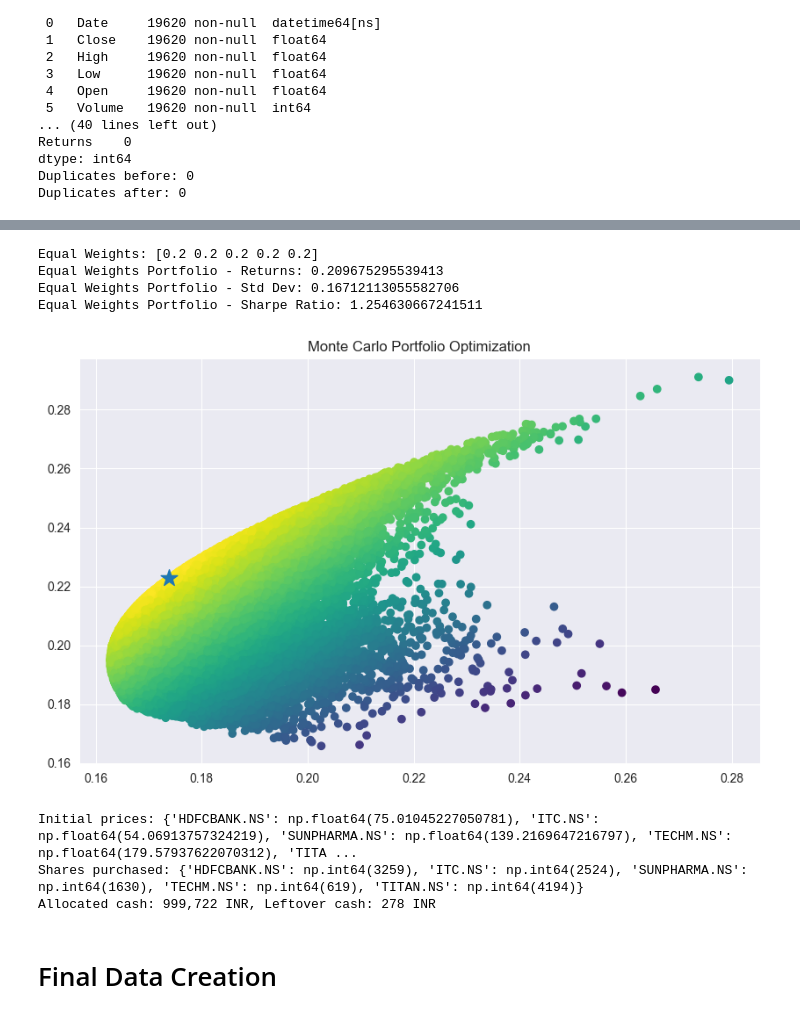
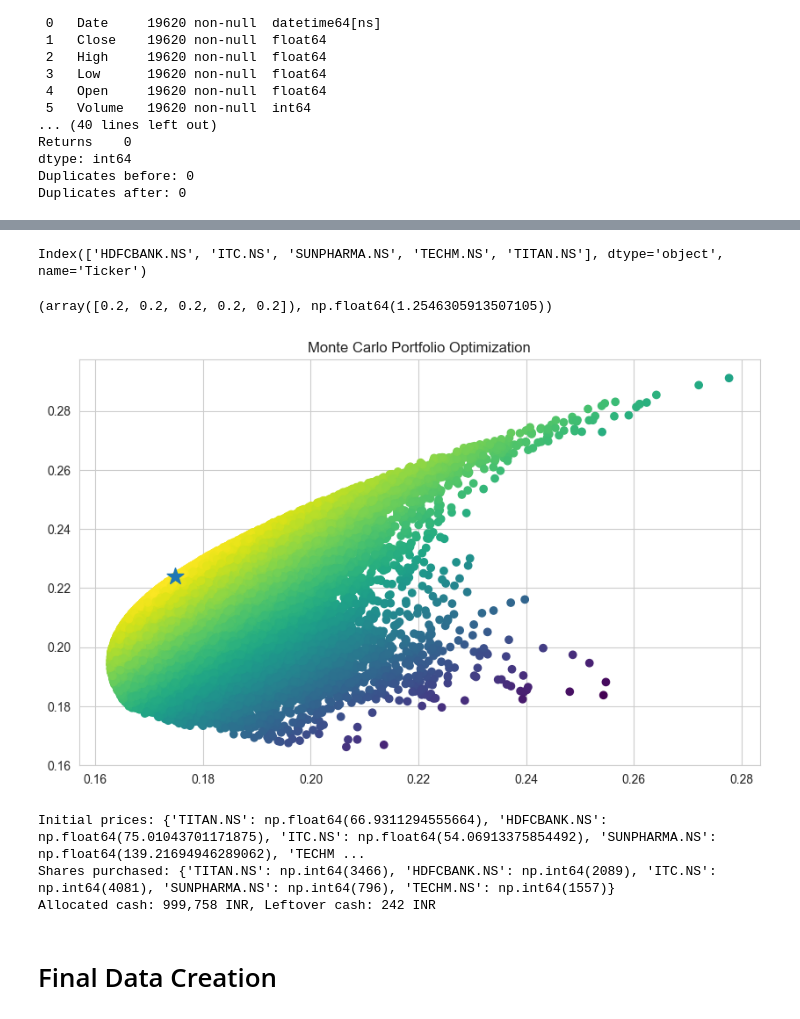
Before and after one commit to preetham1507/SENDA-ASSIGNMENT, a Jupyter notebook: QFE_Assignment_.ipynb, the cells around one changed output, grey strips where cells are left out. Drawn from its saved outputs; the diff is of its cells as text; code cells hidden in the pictures.

```diff
--- a/QFE_Assignment_.ipynb
+++ b/QFE_Assignment_.ipynb
@@ -179,3 +190,7 @@ Duplicates after: 0
+# %%
+ohlcv_data.pivot(index='Date', columns='Ticker', values='Returns').columns
+# %% [output]
+Index(['HDFCBANK.NS', 'ITC.NS', 'SUNPHARMA.NS', 'TECHM.NS', 'TITAN.NS'], dtype='object', name='Ticker')
 # %%
 
 def portfolio_performance(weights, mean_returns, cov_matrix):
@@ -183,26 +198,22 @@ def portfolio_performance(weights, mean_returns, cov_matrix):
     std = np.sqrt(np.dot(weights.T, np.dot(cov_matrix, weights))) * np.sqrt(252)
     return returns, std
 
-# # Calculate mean returns and covariance matrix
-returns = ohlcv_data.pivot(index='Date', columns='Ticker', values='Returns').dropna()
-mu = returns.mean()
-S = returns.cov()
+def equal_weighted_portfolio(ohlcv_data, tickers):
+    equal_weights = np.array([1/len(tickers)] * len(tickers))
 
-# let'ssuppose we had a portfolio with equal weights on all the above tickers
-equal_weights = np.array([1/len(tickers)] * len(tickers))
-print("Equal Weights:", equal_weights)
+    # # Calculate mean returns and covariance matrix
+    returns = ohlcv_data.pivot(index='Date', columns='Ticker', values='Returns').dropna()
+    mu = returns.mean()
+    S = returns.cov()
 
-eql_wt_returns, eql_wt_std = portfolio_performance(equal_weights, mu, S)
-print("Equal Weights Portfolio - Returns:", eql_wt_returns)
-print("Equal Weights Portfolio - Std Dev:", eql_wt_std)
+    eql_wt_returns, eql_wt_std = portfolio_performance(equal_weights, mu, S)
+    sharpe_ratio_optimized = (eql_wt_returns - 0.00) / eql_wt_std
 
-sharpe_ratio_optimized = (eql_wt_returns - 0.00) / eql_wt_std
-print("Equal Weights Portfolio - Sharpe Ratio:", sharpe_ratio_optimized)
+    return equal_weights,sharpe_ratio_optimized
+
+equal_weighted_portfolio(ohlcv_data, tickers)
 # %% [output]
-Equal Weights: [0.2 0.2 0.2 0.2 0.2]
-Equal Weights Portfolio - Returns: 0.209675295539413
-Equal Weights Portfolio - Std Dev: 0.16712113055582706
-Equal Weights Portfolio - Sharpe Ratio: 1.254630667241511
+(array([0.2, 0.2, 0.2, 0.2, 0.2]), np.float64(1.2546305913507105))
 # %%
 def monte_carlo_simulation(ohlcv_data,num_iterations, num_assets):
 
@@ -221,6 +232,7 @@ def monte_carlo_simulation(ohlcv_data,num_iterations, num_assets):
     for i in range(num_iterations):
         weights = np.random.random(num_assets)
         weights /= np.sum(weights)
+        weights = np.round(weights,4)
 
         returns, std = portfolio_performance(weights, mu, S)
         sharpe_ratio = (returns - 0.00) / std
@@ -229,21 +241,33 @@ def monte_carlo_simulation(ohlcv_data,num_iterations, num_assets):
         std_ls.append(std)
         sharpe_ls.append(sharpe_ratio)
 
-    # Monte Carlo output DataFrame
+
+            # Monte Carlo output DataFrame
     monte_carlo_output = pd.DataFrame({
-        'Weights': weights_record,
+        'Weight': weights_record,
         'Returns': returns_ls,
         'Volatility': std_ls,
         'Sharpe Ratio': sharpe_ls
     })
 
+
+# 'HDFCBANK.NS', 'ITC.NS', 'SUNPHARMA.NS', 'TECHM.NS', 'TITAN.NS'
     best_row = monte_carlo_output.loc[monte_carlo_output['Sharpe Ratio'].idxmax()]
     monte_df = pd.DataFrame(best_row).reset_index()
     monte_df.columns = ['Metric', 'Value']
     optimized_weights = monte_df['Value'][0]
 
+    monte_weights_df = pd.DataFrame({
+        'Assets' : ['HDFCBANK_Weight', 'ITC_Weight', 'SUNPHARMA_Weight', 'TECHM_Weights','TITAN_Weight'],
+        'Weights': optimized_weights
+    })
+
+    monte_summary_df = monte_df[monte_df['Metric']!='Weight']
+
+
+
     # Create directory if missing
-    viz_dir = "viz_dir"
+    viz_dir = "viz_dir/Portfolio_Optimization_Plots"
     os.makedirs(viz_dir, exist_ok=True)
 
     # Plot
@@ -271,14 +295,14 @@ def monte_carlo_simulation(ohlcv_data,num_iterations, num_assets):
 
     plt.show()
 
-    return monte_df, optimized_weights
+    return monte_weights_df, monte_summary_df,optimized_weights
 # %%
-monte_carlo_results, optimized_weights = monte_carlo_simulation(ohlcv_data,
+monte_weights_df, monte_summary_df,optimized_weights = monte_carlo_simulation(ohlcv_data,
     num_iterations=100000,
     num_assets=len(tickers)
 )
 # %% [output]
-[figure, old version]
+[figure, new version]
 # %%
 df_benchmark_pivot = df_benchmark.pivot(index='Date', columns='Ticker', values='Close').dropna().reset_index()
 df_benchmark_pivot['benchamark_returns'] = df_benchmark_pivot[benchmark_symbol].pct_change()
@@ -359,9 +383,9 @@ def plot_optimized_portfolio(ohlcv_data, tickers, optimized_weights, initial_inv
 # %%
 summary, close_df,return_df = plot_optimized_portfolio(ohlcv_data, tickers, optimized_weights, initial_investment=1000000)
 # %% [output]
-Initial prices: {'HDFCBANK.NS': np.float64(75.01045227050781), 'ITC.NS': np.float64(54.06913757324219), 'SUNPHARMA.NS': np.float64(139.2169647216797), 'TECHM.NS': np.float64(179.57937622070312), 'TITA ...
-Shares purchased: {'HDFCBANK.NS': np.int64(3259), 'ITC.NS': np.int64(2524), 'SUNPHARMA.NS': np.int64(1630), 'TECHM.NS': np.int64(619), 'TITAN.NS': np.int64(4194)}
-Allocated cash: 999,722 INR, Leftover cash: 278 INR
+Initial prices: {'TITAN.NS': np.float64(66.9311294555664), 'HDFCBANK.NS': np.float64(75.01043701171875), 'ITC.NS': np.float64(54.06913375854492), 'SUNPHARMA.NS': np.float64(139.21694946289062), 'TECHM ...
+Shares purchased: {'TITAN.NS': np.int64(3466), 'HDFCBANK.NS': np.int64(2089), 'ITC.NS': np.int64(4081), 'SUNPHARMA.NS': np.int64(796), 'TECHM.NS': np.int64(1557)}
+Allocated cash: 999,758 INR, Leftover cash: 242 INR
 # %% [markdown]
 # Final Data Creation
 # %%
```
Also changed, not shown: parts of 61 cells of this notebook, 29 other files.
